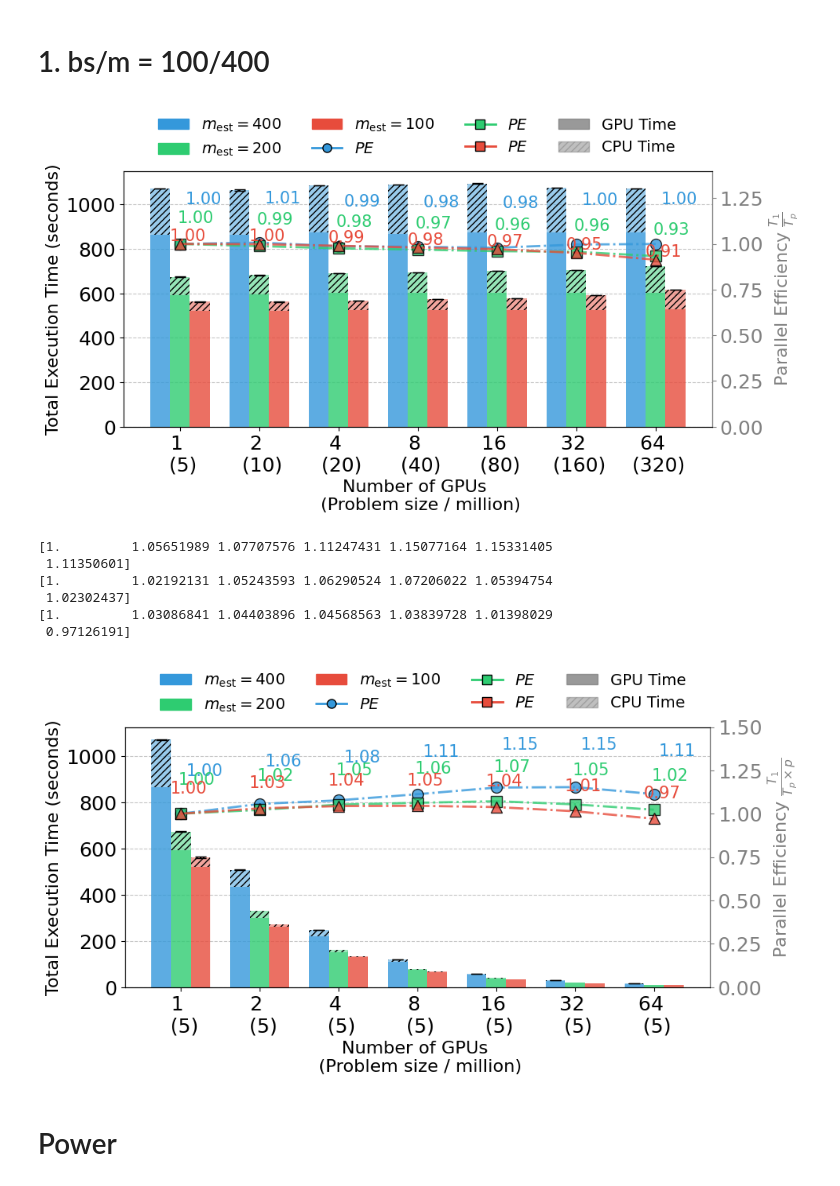
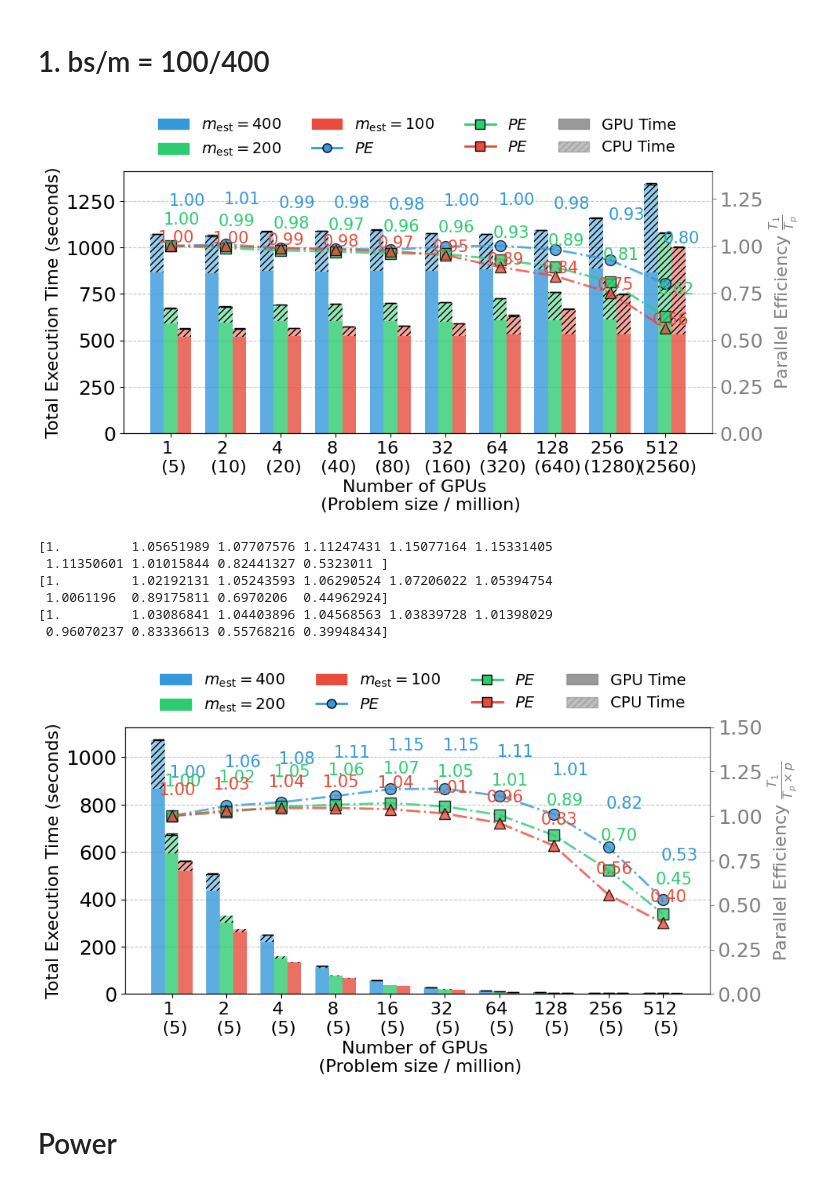
Before and after one commit to paper-code1/VecchiaConditionalExtremes, a Jupyter notebook: experiments/scale/PerformanceVisu_GH200_scaling.ipynb, the cells around one changed output. Saved outputs shown, nothing was run; the diff lists cells and outputs as text; code cells hidden in the pictures.

```diff
--- a/experiments/scale/PerformanceVisu_GH200_scaling.ipynb
+++ b/experiments/scale/PerformanceVisu_GH200_scaling.ipynb
@@ -9,7 +9,7 @@ plt.rcParams.update({'font.size': 18})
 
 # Define the number of processes
 # n_values = [1, 2, 4, 8, 16, 32, 64]
-n_values = [1, 2, 4, 8, 16, 32, 64]
+n_values = [1, 2, 4, 8, 16, 32, 64, 128, 256, 512]
 n_problemsize_400 = [5 * 1e6 * n_ for n_ in n_values]
 
 # Data structure for strong scaling with CPU and GPU time components
@@ -93,7 +93,7 @@ ax2 = ax1.twinx()  # Create a second y-axis
 # Bar width and positions
 bar_width = 0.25
 index = np.arange(len(n_values))
-index_GPUs_ps = ['1 \n (5)', '2 \n (10)', '4 \n (20)', '8 \n (40)', '16 \n (80)', '32 \n (160)', '64 \n (320)']
+index_GPUs_ps = ['1 \n (5)', '2 \n (10)', '4 \n (20)', '8 \n (40)', '16 \n (80)', '32 \n (160)', '64 \n (320)', '128 \n (640)', '256 \n (1280)', '512 \n (2560)']
 
 # Plot stacked bars for each implementation on the first y-axis
 for i, measurement in enumerate(measurements):
@@ -156,8 +156,8 @@ for i, measurement in enumerate(measurements):
 # Customize the first y-axis (execution time)
 ax1.set_xlabel('Number of GPUs \n (Problem size / million)', fontsize=16)
 ax1.set_ylabel('Total Execution Time (seconds)', fontsize=16)
-ax1.set_xticks(index)
-ax1.set_xticklabels(index_GPUs_ps)
+ax1.set_xticks(index)  # Set the tick positions to match the index
+ax1.set_xticklabels(index_GPUs_ps, fontsize=16)
 ax1.grid(axis='y', linestyle='--', alpha=0.7)
 ax1.set_axisbelow(True)
 
@@ -181,34 +181,34 @@ for i, measurement in enumerate(measurements):
 # Add speedup lines to legend
 for i, measurement in enumerate(measurements):
     legend_elements.append(plt.Line2D([0], [0], marker='o' if i==0 else 's',
                           color=colors[i], markersize=8, linewidth=2,markeredgecolor='black',
                           label=rf"$PE$"))
 
 # Add ideal speedup line to legend
 # legend_elements.append(plt.Line2D([0], [0], color='black', linestyle='--',
 #                        linewidth=1.5, label='Ideal Speedup'))
 
 # Add CPU/GPU pattern legend
 gpu_patch = plt.Rectangle((0,0), 1, 1, color='gray', alpha=0.8, label='GPU Time')
 cpu_patch = plt.Rectangle((0,0), 1, 1, color='gray', alpha=0.5, hatch='////', label='CPU Time')
 legend_elements.extend([gpu_patch, cpu_patch])
 
 # Combine legends in a more organized way
 fig.legend(handles=legend_elements,
            loc='upper center',
            bbox_to_anchor=(0.5, 1.10),
            ncol=4,
            framealpha=0.,
            fontsize=14,
            frameon=True)
 
 # Adjust layout to make room for the legend at the top
 # plt.subplots_adjust(top=0.8)
 plt.tight_layout()
 plt.savefig("./fig/GH200_weak_scaling_bs100.pdf", bbox_inches='tight')
 plt.show()
 # %% [output]
-[figure, old version]
+[figure, new version]
 # %%
 import numpy as np
 import matplotlib.pyplot as plt
@@ -217,7 +217,7 @@ import pandas as pd
 plt.rcParams.update({'font.size': 18})
 
 # Define the number of processes
-n_values = [1, 2, 4, 8, 16, 32, 64]
+n_values = [1, 2, 4, 8, 16, 32, 64, 128, 256, 512]
 n_problemsize_400 = [5 * 1e6 for n_ in n_values]
 
 # Data structure for strong scaling with CPU and GPU time components
@@ -300,7 +300,7 @@ ax2 = ax1.twinx()  # Create a second y-axis
 # Bar width and positions
 bar_width = 0.25
 index = np.arange(len(n_values))
-index_GPUs_ps = ['1 \n (5)', '2 \n (5)', '4 \n (5)', '8 \n (5)', '16 \n (5)', '32 \n (5)', '64 \n (5)']
+index_GPUs_ps = ['1 \n (5)', '2 \n (5)', '4 \n (5)', '8 \n (5)', '16 \n (5)', '32 \n (5)', '64 \n (5)', '128 \n (5)', '256 \n (5)', '512 \n (5)']
 
 # Plot stacked bars for each implementation on the first y-axis
 for i, measurement in enumerate(measurements):
@@ -364,7 +364,7 @@ ax1.set_xlabel('Number of GPUs \n (Problem size / million)', fontsize=16)
 ax1.set_ylabel('Total Execution Time (seconds)', fontsize=16)
 ax1.set_xticks(index)
 # ax1.set_ylim(0, 1400)
-ax1.set_xticklabels(index_GPUs_ps)
+ax1.set_xticklabels(index_GPUs_ps, fontsize=16)
 ax1.grid(axis='y', linestyle='--', alpha=0.7)
 ax1.set_axisbelow(True)
 
@@ -411,12 +411,12 @@ plt.savefig("./fig/GH200_strong_scaling_bs100.pdf", bbox_inches='tight')
 plt.show()
 # %% [output]
 [1.         1.05651989 1.07707576 1.11247431 1.15077164 1.15331405
- 1.11350601]
+ 1.11350601 1.01015844 0.82441327 0.5323011 ]
 [1.         1.02192131 1.05243593 1.06290524 1.07206022 1.05394754
- 1.02302437]
+ 1.0061196  0.89175811 0.6970206  0.44962924]
 [1.         1.03086841 1.04403896 1.04568563 1.03839728 1.01398029
- 0.97126191]
+ 0.96070237 0.83336613 0.55768216 0.39948434]
-[figure, old version]
+[figure, new version]
 # %% [markdown]
 # Power
 # %%
```
Also changed, not shown: 2 other files.
